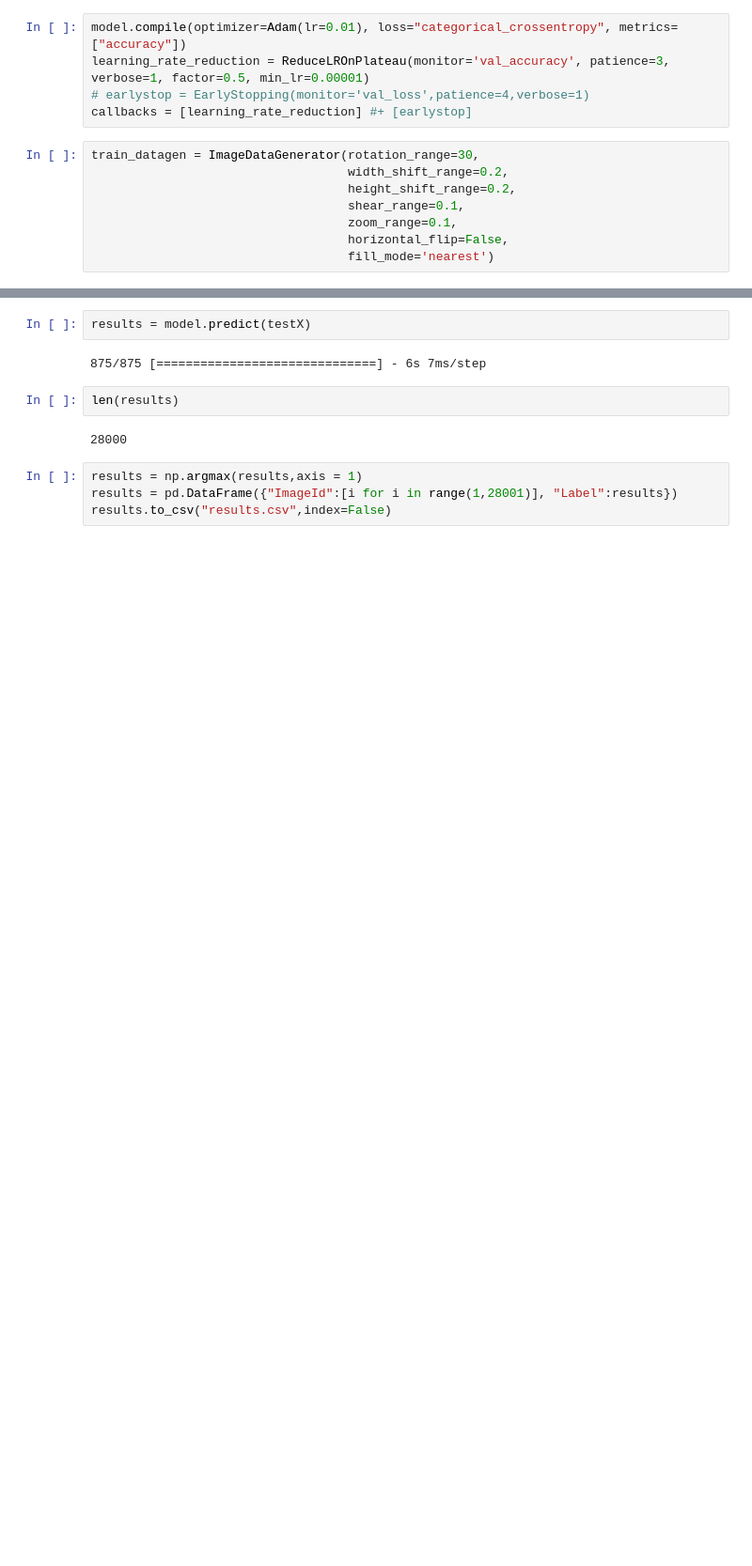
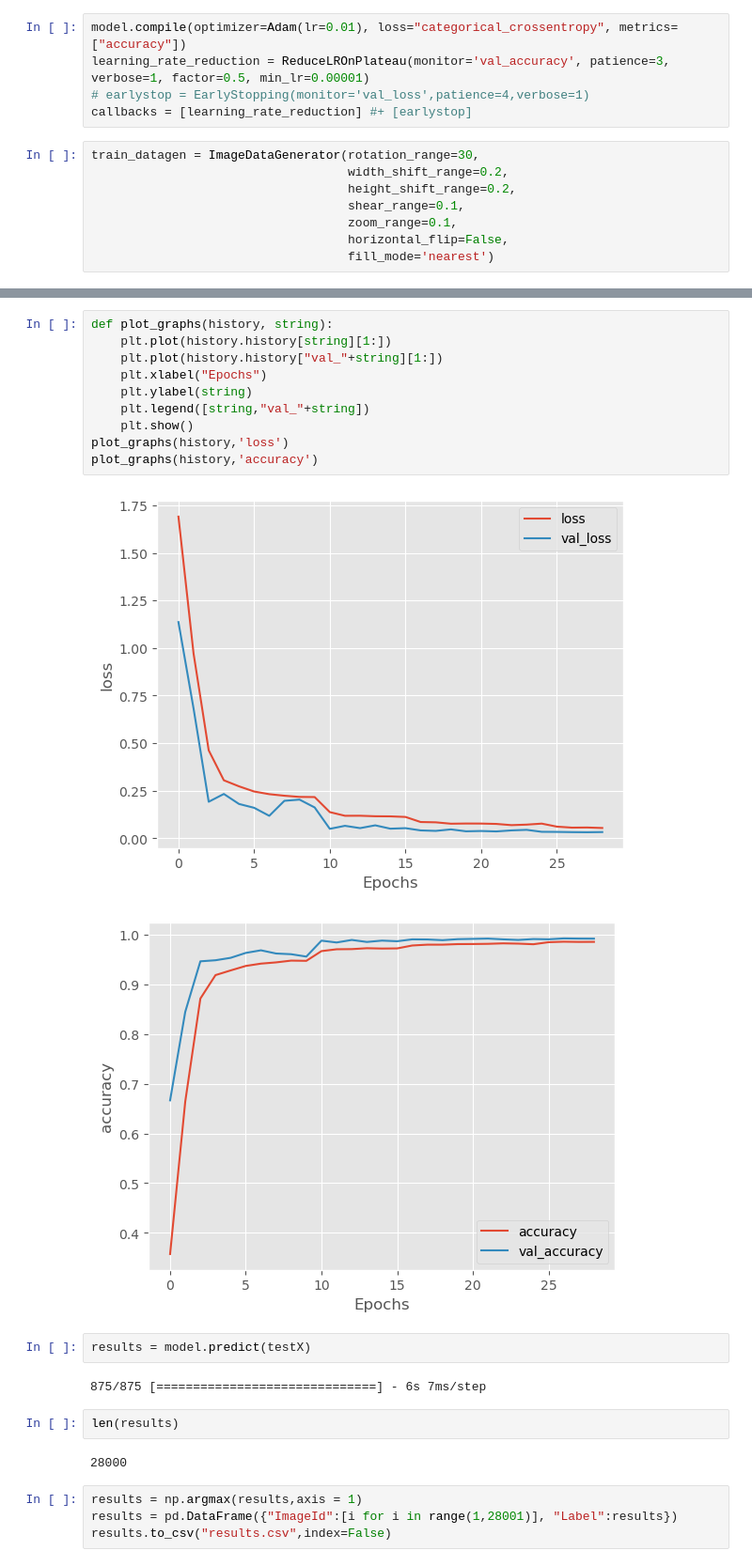
Before and after one commit to sauraku/MLCompetitions, a Jupyter notebook: digit-recognizer/DigitRecognizer.ipynb, the cells around one changed output, grey strips where cells are left out. Shown: that part at 94% size. Drawn from its saved outputs; the diff is of its cells as text; blank space fills up the shorter version.

```diff
--- a/digit-recognizer/DigitRecognizer.ipynb
+++ b/digit-recognizer/DigitRecognizer.ipynb
@@ -145,3 +145,16 @@ Epoch 30/30
+# %%
+def plot_graphs(history, string):
+    plt.plot(history.history[string][1:])
+    plt.plot(history.history["val_"+string][1:])
+    plt.xlabel("Epochs")
+    plt.ylabel(string)
+    plt.legend([string,"val_"+string])
+    plt.show()
+plot_graphs(history,'loss')
+plot_graphs(history,'accuracy')
+# %% [output]
+[figure, added]
+[figure, added]
 # %%
 results = model.predict(testX)
 # %% [output]
```
Also changed, not shown: parts of 2 cells of this notebook, 11 other files.
